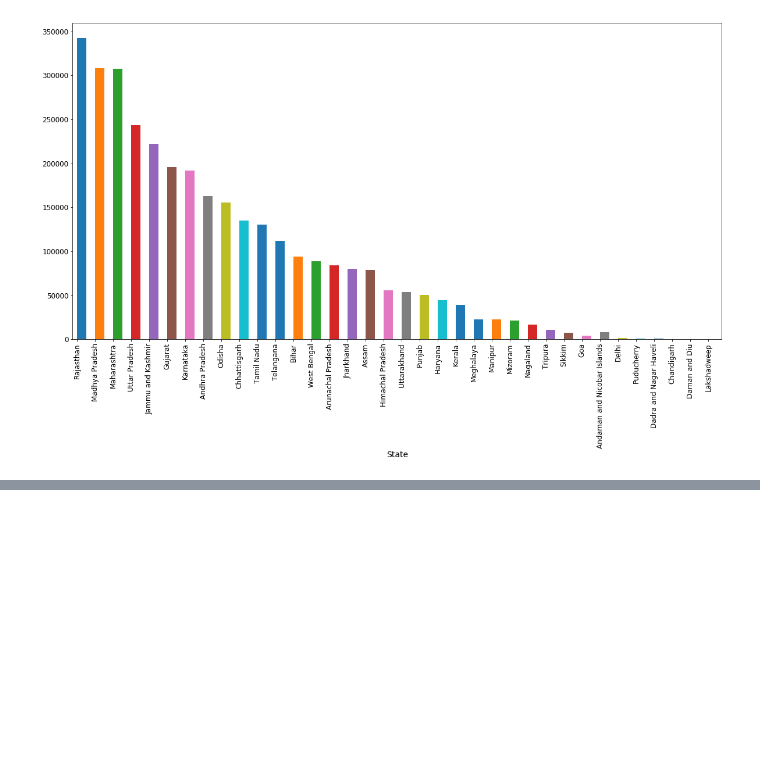
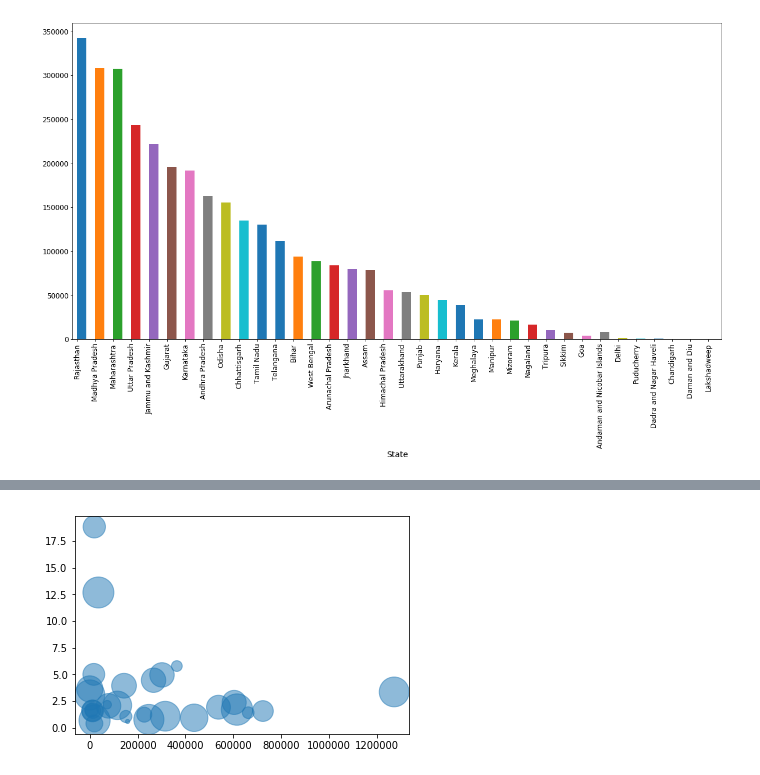
Before and after one commit to SiddalingeshaDS/Data-Incubator, a Jupyter notebook: District wise Rural vs Urban - Stats analysis.ipynb, the cells around one changed output, grey strips where cells are left out. Cells and saved outputs as stored; diff of their text form; code cells hidden in the pictures; blank space fills up the shorter version.

```diff
--- a/District wise Rural vs Urban - Stats analysis.ipynb
+++ b/District wise Rural vs Urban - Stats analysis.ipynb
@@ -433,0 +478,10 @@ Questions to be answered:
+# %%
+x=statewise_gdp_households_internet_rural['gdp']
+y=statewise_gdp_households_internet_rural['Statewise Total Households With Internet Pct']
+size=statewise_gdp_households_internet_rural['Statewise Rural Households'] + statewise_gdp_households_internet_rural['Statewise Urban Households']
+
+# use the scatter function
+plt.scatter(x, y, s=z*1000, alpha=0.5)
+plt.show()
+# %% [output]
+[figure, added]
```
Also changed, not shown: parts of 6 cells of this notebook, 1 other file.
